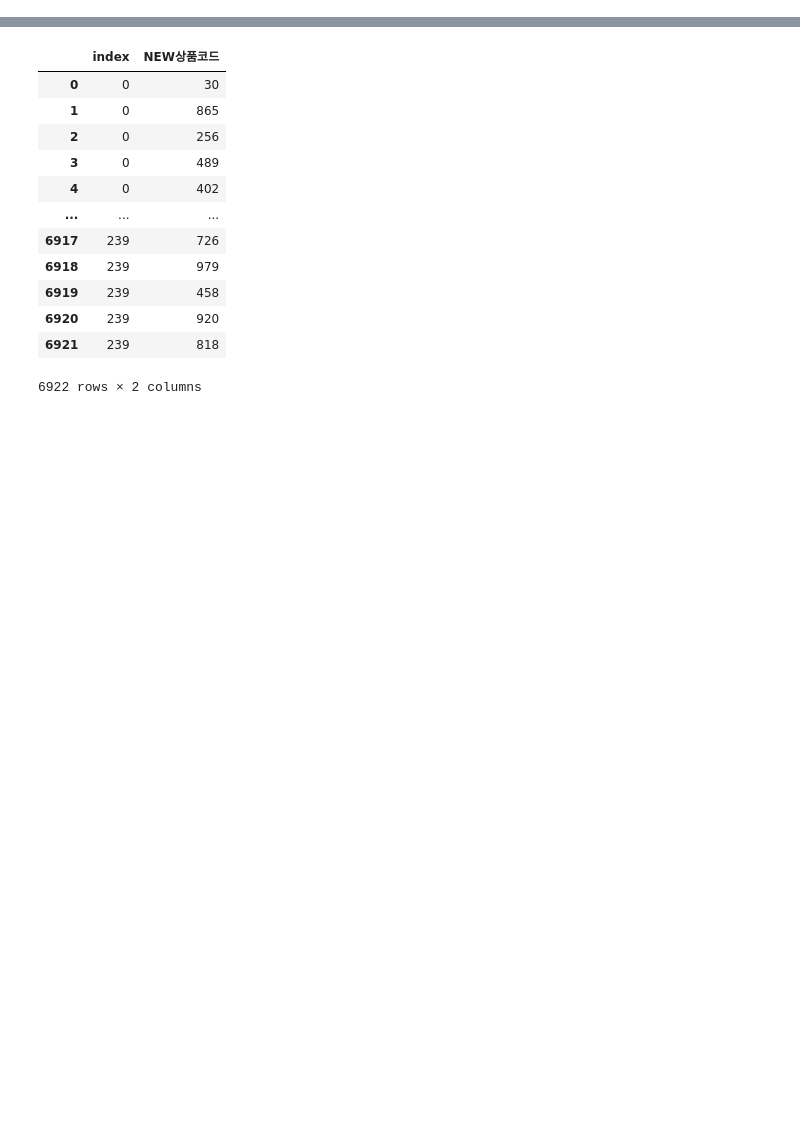
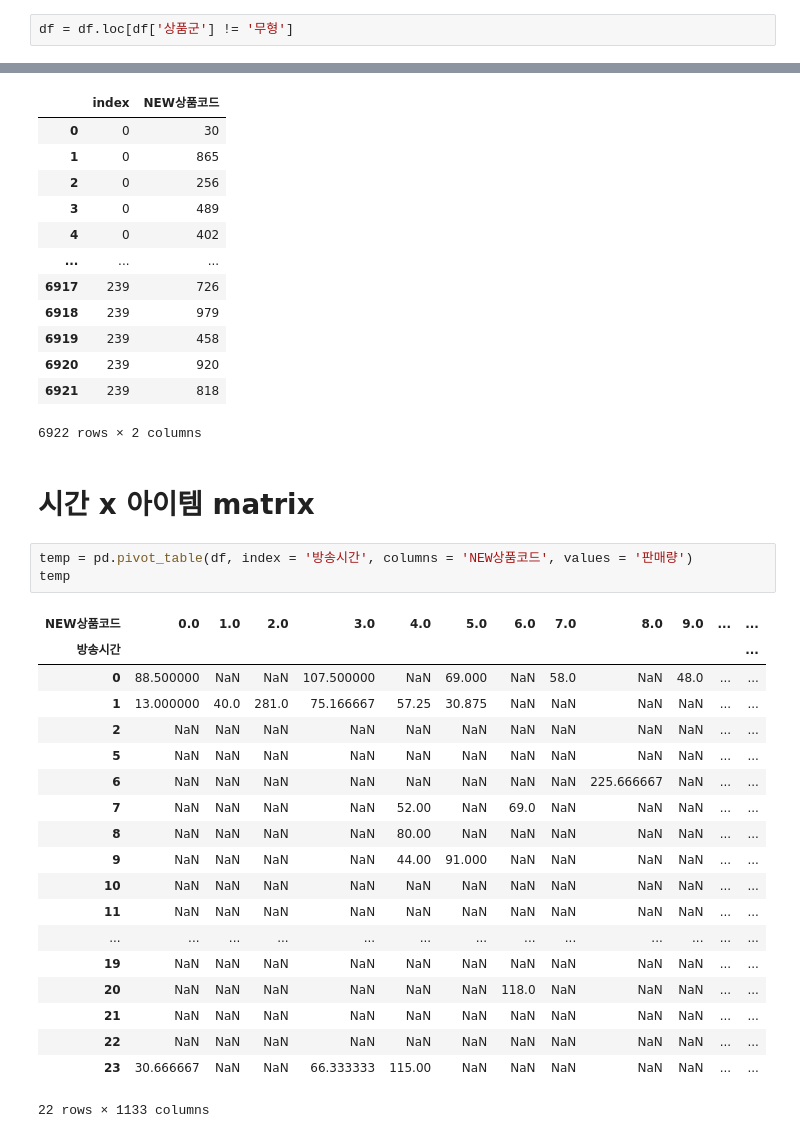
Before and after one commit to cryingjin/Shopping_GG, a Jupyter notebook: 3. Modeling/0913_recommendation.ipynb, the cells around one changed output, grey strips where cells are left out. Saved outputs shown, nothing was run; the diff lists cells and outputs as text; blank space fills up the shorter version.

```diff
--- a/3. Modeling/0913_recommendation.ipynb
+++ b/3. Modeling/0913_recommendation.ipynb
@@ -66,0 +76,2 @@ df['방송시간'] = pd.to_datetime(df['방송날']).dt.hour
+# %%
+df = df.loc[df['상품군'] != '무형']
@@ -210,3 +225,28 @@ res
 | 6920 | 239 | 920 |
 | 6921 | 239 | 818 |
 6922 rows × 2 columns
+# %% [markdown]
+# 시간 x 아이템 matrix
+# %%
+temp = pd.pivot_table(df, index = '방송시간', columns = 'NEW상품코드', values = '판매량')
+temp
+# %% [output]
+| NEW상품코드 | 0.0 | 1.0 | 2.0 | 3.0 | 4.0 | 5.0 | 6.0 | 7.0 | 8.0 | 9.0 | ... | ... |
+| 방송시간 |  |  |  |  |  |  |  |  |  |  |  | ... |
+| 0 | 88.500000 | NaN | NaN | 107.500000 | NaN | 69.000 | NaN | 58.0 | NaN | 48.0 | ... | ... |
+| 1 | 13.000000 | 40.0 | 281.0 | 75.166667 | 57.25 | 30.875 | NaN | NaN | NaN | NaN | ... | ... |
+| 2 | NaN | NaN | NaN | NaN | NaN | NaN | NaN | NaN | NaN | NaN | ... | ... |
+| 5 | NaN | NaN | NaN | NaN | NaN | NaN | NaN | NaN | NaN | NaN | ... | ... |
+| 6 | NaN | NaN | NaN | NaN | NaN | NaN | NaN | NaN | 225.666667 | NaN | ... | ... |
+| 7 | NaN | NaN | NaN | NaN | 52.00 | NaN | 69.0 | NaN | NaN | NaN | ... | ... |
+| 8 | NaN | NaN | NaN | NaN | 80.00 | NaN | NaN | NaN | NaN | NaN | ... | ... |
+| 9 | NaN | NaN | NaN | NaN | 44.00 | 91.000 | NaN | NaN | NaN | NaN | ... | ... |
+| 10 | NaN | NaN | NaN | NaN | NaN | NaN | NaN | NaN | NaN | NaN | ... | ... |
+| 11 | NaN | NaN | NaN | NaN | NaN | NaN | NaN | NaN | NaN | NaN | ... | ... |
+| ... | ... | ... | ... | ... | ... | ... | ... | ... | ... | ... | ... | ... |
+| 19 | NaN | NaN | NaN | NaN | NaN | NaN | NaN | NaN | NaN | NaN | ... | ... |
+| 20 | NaN | NaN | NaN | NaN | NaN | NaN | 118.0 | NaN | NaN | NaN | ... | ... |
+| 21 | NaN | NaN | NaN | NaN | NaN | NaN | NaN | NaN | NaN | NaN | ... | ... |
+| 22 | NaN | NaN | NaN | NaN | NaN | NaN | NaN | NaN | NaN | NaN | ... | ... |
+| 23 | 30.666667 | NaN | NaN | 66.333333 | 115.00 | NaN | NaN | NaN | NaN | NaN | ... | ... |
+22 rows × 1133 columns
```
Also changed, not shown: parts of 34 cells of this notebook, 3 other files.
